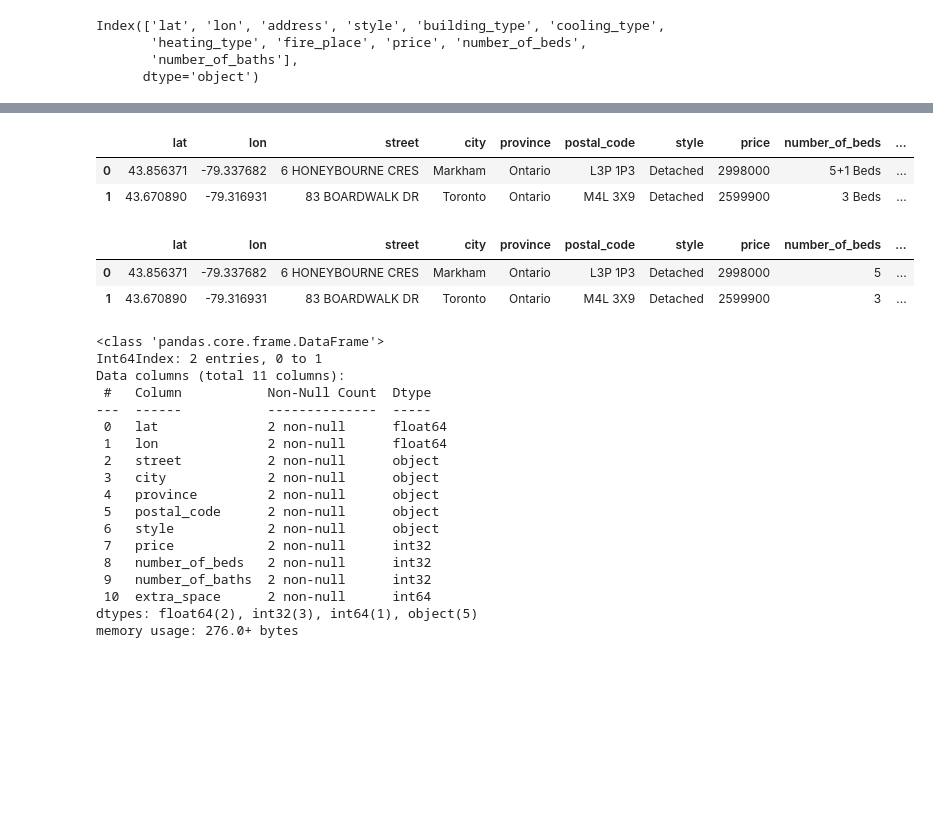
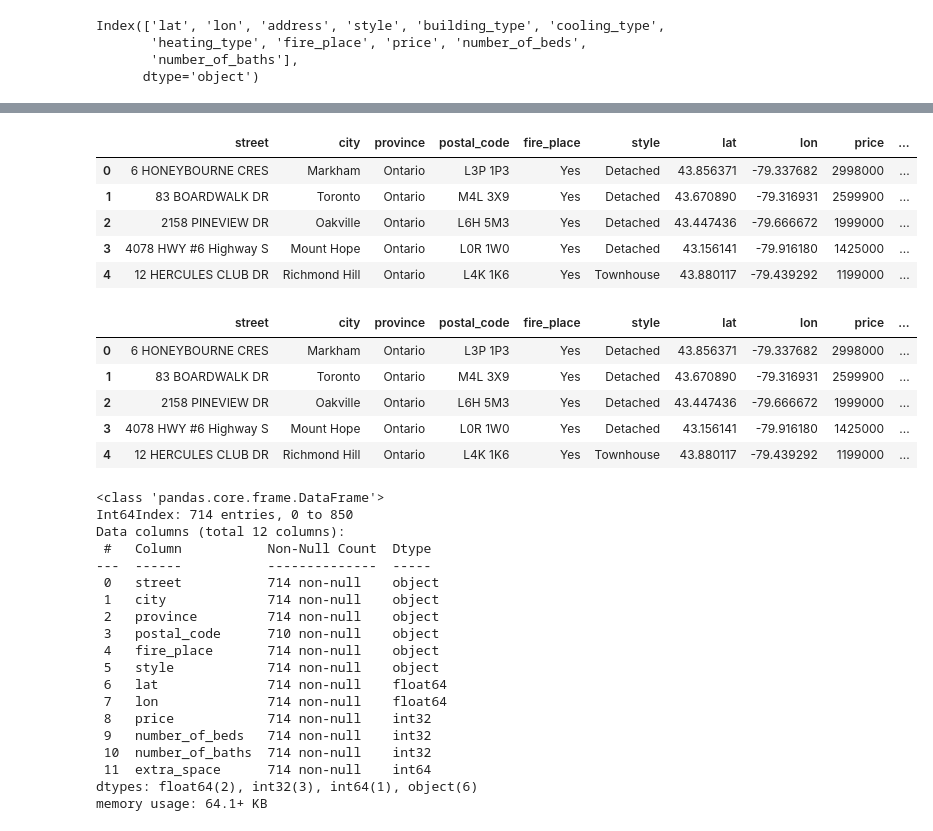
Before and after one commit to VincentGordon-Data-Analyst/final-project, a Jupyter notebook: Web Scraping/predicting_housing_price.ipynb, the cells around one changed output, grey strips where cells are left out. Drawn from its saved outputs; the diff is of its cells as text; code cells hidden in the pictures; blank space fills up the shorter version.

Commit message:
Done cleaning data

```diff
--- a/Web Scraping/predicting_housing_price.ipynb
+++ b/Web Scraping/predicting_housing_price.ipynb
@@ -71,5 +64,0 @@ array(['5+1 Beds', '3 Beds'], dtype=object)
-# %%
-ex_space = []
-for i in range(len(df['number_of_beds'])):
-    row = df['number_of_beds'][i]
-    print(row)
@@ -79,8 +65,8 @@ for i in range(len(df['number_of_beds'])):
 # %%
 # Create 'extra_space' column if '+' is found in 'number_of_beds' column
 ex_space = []
-for i in range(len(df['number_of_beds'])):
-    row = df['number_of_beds'][i]
+for i in range(len(df)):
+    row = df['number_of_beds'].iloc[i]
     if '+' in row:
         ex_space.append(1)
     else:
@@ -96,18 +85,21 @@ df.head()
 # %%
 # Splt up 'address' column
 df[['street', 'city', 'province','postal_code']] = df.address.str.split(',', expand=True)
 
 # Drop 'address column
 df = df.drop(columns=['address'])
 
 # Rearrange dataframe
-df = df.reindex(columns=['lat', 'lon', 'street', 'city', 'province', 'postal_code',  'style', 'price', 'number_of_beds', 'number_of_baths','extra_space'])
+df = df.reindex(columns=['street', 'city', 'province', 'postal_code','fire_place','style','lat','lon', 'price', 'number_of_beds', 'number_of_baths','extra_space'])
 
 df.head()
 # %% [output]
-|  | lat | lon | street | city | province | postal_code | style | price | number_of_beds | ... |
-| 0 | 43.856371 | -79.337682 | 6 HONEYBOURNE CRES | Markham | Ontario | L3P 1P3 | Detached | 2998000 | 5+1 Beds | ... |
-| 1 | 43.670890 | -79.316931 | 83 BOARDWALK DR | Toronto | Ontario | M4L 3X9 | Detached | 2599900 | 3 Beds | ... |
+|  | street | city | province | postal_code | fire_place | style | lat | lon | price | ... |
+| 0 | 6 HONEYBOURNE CRES | Markham | Ontario | L3P 1P3 | Yes | Detached | 43.856371 | -79.337682 | 2998000 | ... |
+| 1 | 83 BOARDWALK DR | Toronto | Ontario | M4L 3X9 | Yes | Detached | 43.670890 | -79.316931 | 2599900 | ... |
+| 2 | 2158 PINEVIEW DR | Oakville | Ontario | L6H 5M3 | Yes | Detached | 43.447436 | -79.666672 | 1999000 | ... |
+| 3 | 4078 HWY #6 Highway S | Mount Hope | Ontario | L0R 1W0 | Yes | Detached | 43.156141 | -79.916180 | 1425000 | ... |
+| 4 | 12 HERCULES CLUB DR | Richmond Hill | Ontario | L4K 1K6 | Yes | Townhouse | 43.880117 | -79.439292 | 1199000 | ... |
 # %%
 df['city'] = df['city'].str.strip()
 df['province'] = df['province'].str.strip()
@@ -122,30 +114,34 @@ df['number_of_baths'] = df['number_of_baths'].str.replace(r'\D', '').astype(int)
 # Final cleaned dataframe
 df.head()
 # %% [output]
-|  | lat | lon | street | city | province | postal_code | style | price | number_of_beds | ... |
-| 0 | 43.856371 | -79.337682 | 6 HONEYBOURNE CRES | Markham | Ontario | L3P 1P3 | Detached | 2998000 | 5 | ... |
-| 1 | 43.670890 | -79.316931 | 83 BOARDWALK DR | Toronto | Ontario | M4L 3X9 | Detached | 2599900 | 3 | ... |
+|  | street | city | province | postal_code | fire_place | style | lat | lon | price | ... |
+| 0 | 6 HONEYBOURNE CRES | Markham | Ontario | L3P 1P3 | Yes | Detached | 43.856371 | -79.337682 | 2998000 | ... |
+| 1 | 83 BOARDWALK DR | Toronto | Ontario | M4L 3X9 | Yes | Detached | 43.670890 | -79.316931 | 2599900 | ... |
+| 2 | 2158 PINEVIEW DR | Oakville | Ontario | L6H 5M3 | Yes | Detached | 43.447436 | -79.666672 | 1999000 | ... |
+| 3 | 4078 HWY #6 Highway S | Mount Hope | Ontario | L0R 1W0 | Yes | Detached | 43.156141 | -79.916180 | 1425000 | ... |
+| 4 | 12 HERCULES CLUB DR | Richmond Hill | Ontario | L4K 1K6 | Yes | Townhouse | 43.880117 | -79.439292 | 1199000 | ... |
 # %%
 df.info()
 # %% [output]
 <class 'pandas.core.frame.DataFrame'>
-Int64Index: 2 entries, 0 to 1
-Data columns (total 11 columns):
+Int64Index: 714 entries, 0 to 850
+Data columns (total 12 columns):
  #   Column           Non-Null Count  Dtype
 ---  ------           --------------  -----
- 0   lat              2 non-null      float64
- 1   lon              2 non-null      float64
- 2   street           2 non-null      object
- 3   city             2 non-null      object
- 4   province         2 non-null      object
- 5   postal_code      2 non-null      object
- 6   style            2 non-null      object
- 7   price            2 non-null      int32
- 8   number_of_beds   2 non-null      int32
- 9   number_of_baths  2 non-null      int32
- 10  extra_space      2 non-null      int64
-dtypes: float64(2), int32(3), int64(1), object(5)
-memory usage: 276.0+ bytes
+ 0   street           714 non-null    object
+ 1   city             714 non-null    object
+ 2   province         714 non-null    object
+ 3   postal_code      710 non-null    object
+ 4   fire_place       714 non-null    object
+ 5   style            714 non-null    object
+ 6   lat              714 non-null    float64
+ 7   lon              714 non-null    float64
+ 8   price            714 non-null    int32
+ 9   number_of_beds   714 non-null    int32
+ 10  number_of_baths  714 non-null    int32
+ 11  extra_space      714 non-null    int64
+dtypes: float64(2), int32(3), int64(1), object(6)
+memory usage: 64.1+ KB
 # %%
 # Export to csv file
 df.to_csv('predicting_house_price.csv')
```
Also changed, not shown: parts of 8 cells of this notebook, 3 other files.
